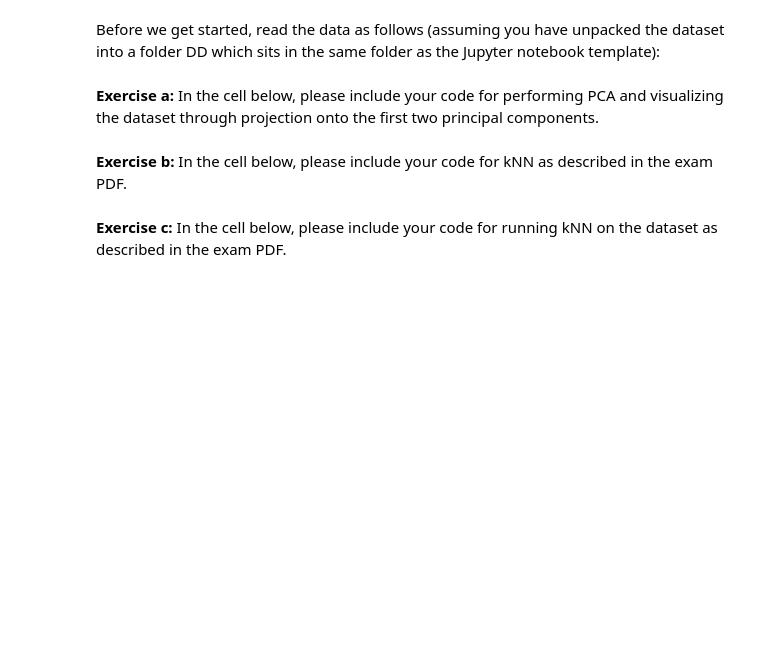
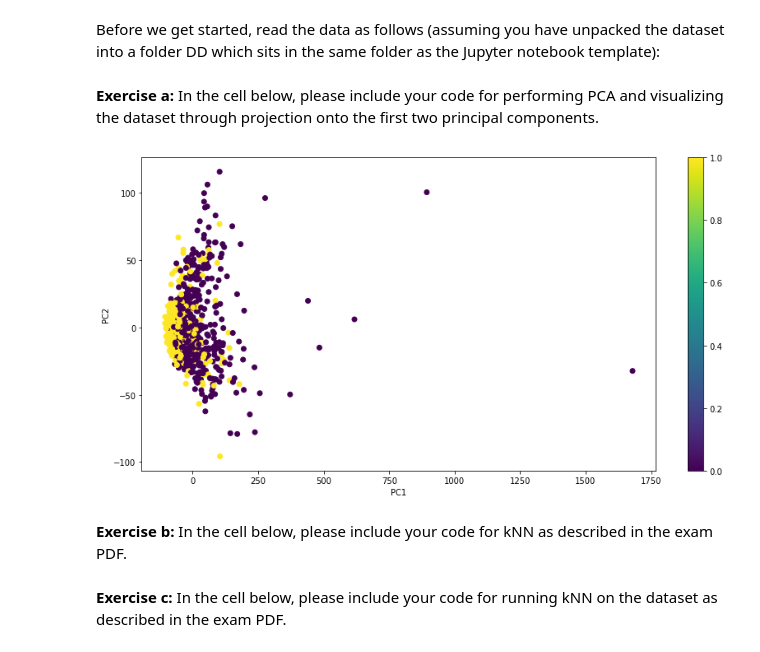
Before and after one commit to Cavtheman/skolearbejde, a Jupyter notebook: mad/exam/PCA and classification.ipynb, the cells around one changed output. Cells and saved outputs as stored; diff of their text form; code cells hidden in the pictures; blank space fills up the shorter version.

```diff
--- a/mad/exam/PCA and classification.ipynb
+++ b/mad/exam/PCA and classification.ipynb
@@ -9,8 +9,11 @@ Feel free to add additional cells as needed.
 # Importing packages -- feel free to add more, but recall that you should not use built-in
 # functions for the task at hand. If in doubt, ask us by email.
 import numpy as np
+import numpy.matlib
 import matplotlib.pyplot as plt
 %matplotlib inline
+import pylab
+pylab.rcParams['figure.figsize'] = (14, 7)
 # %% [markdown]
 Before we get started, read the data as follows (assuming you have unpacked the dataset into a folder DD which sits in the same folder as the Jupyter notebook template):
 # %%
@@ -20,5 +23,36 @@ trainlabels = np.loadtxt('DD/DD_train_labels.txt')
 testlabels = np.loadtxt('DD/DD_test_labels.txt')
 # %% [markdown]
 **Exercise a:** In the cell below, please include your code for performing PCA and visualizing the dataset through projection onto the first two principal components.
+# %%
+def pca(data):
+    # Extract data dimensions
+    d, N = data.shape
+    # First, center the data
+    center = np.mean(data, 1)
+    centers = np.matlib.repmat(center, N, 1)
+    data_cent = data - np.transpose(centers)
+
+    # Compute covariance and its eigenvalues from centered data
+    Sigma = np.cov(data_cent)
+    evals, evecs = np.linalg.eigh(Sigma)
+
+    # Return eigenvalues and eigenvectors and -- for the sake of the lecture -- also the centered data
+    return np.flip(evals,0), np.flip(evecs, 1), data_cent
+
+eVals, eVecs, data_cent = pca(trainset.T)
+
+PC1 = eVecs[:,0]
+PC2 = eVecs[:,1]
+
+PC1projs = np.matmul(data_cent.T,PC1)
+PC2projs = np.matmul(data_cent.T,PC2)
+
+plt.scatter(PC1projs, PC2projs, c=trainlabels)
+plt.xlabel('PC1')
+plt.ylabel('PC2')
+cbar = plt.colorbar()
+plt.show()
+# %% [output]
+[figure, added]
 # %% [markdown]
 **Exercise b:** In the cell below, please include your code for kNN as described in the exam PDF.
```
Also changed, not shown: parts of 1 cell of this notebook, 7 other files.
